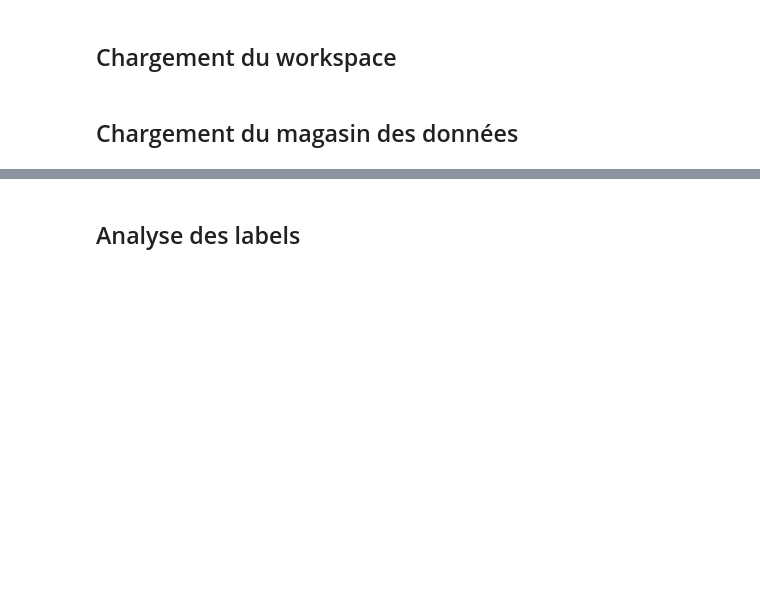
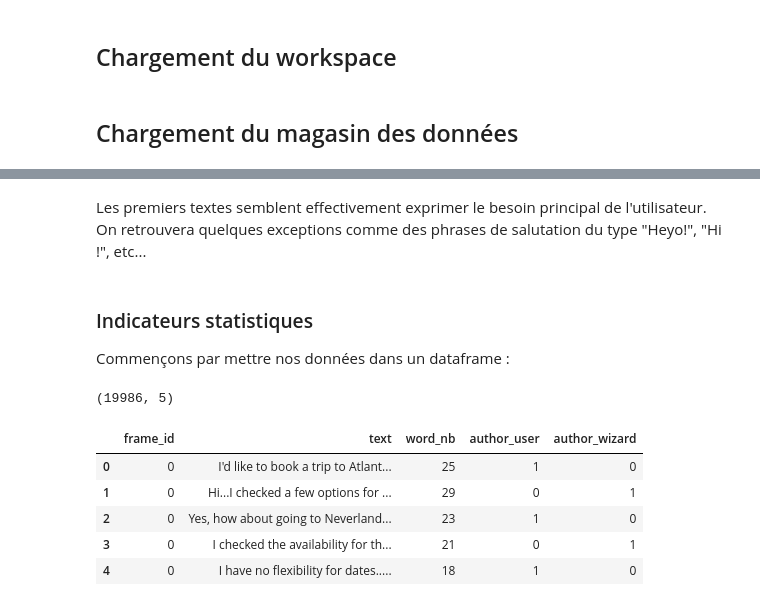
Before and after one commit to Sako74/p10, a Jupyter notebook: P10_01_notebooks/create_luis_model_no_out.ipynb, the cells around one changed output, grey strips where cells are left out. Drawn from its saved outputs; the diff is of its cells as text; code cells hidden in the pictures; blank space fills up the shorter version.

Commit message:
Add comments

```diff
--- a/P10_01_notebooks/create_luis_model_no_out.ipynb
+++ b/P10_01_notebooks/create_luis_model_no_out.ipynb
@@ -53,3 +10,0 @@ tmp[0].resolution
-# %%
-tmp = recognize_datetime("september 12th of the next year", "English")
-tmp[0].resolution
@@ -133,2 +105,5 @@ datastore = ws.get_default_datastore()
+# %%
+with open("../P10_02_luis/params.json") as f:
+    params = json.load(f)
 # %% [markdown]
 # Exploration et analyse des données
@@ -154,4 +176,4 @@ for turn in frames[0]["turns"]:
 # %%
-# On affiche les premières utterances des 10 premiers dialogues
-for i in range(10):
+# On affiche les premières utterances des 100 premiers dialogues
+for i in range(100):
     print(frames[i].get("turns", [])[0].get("text", ""))
@@ -158,2 +198,38 @@ for i in range(10):
-# %% [markdown]
-## Analyse des labels
+# %% [markdown]
+Les premiers textes semblent effectivement exprimer le besoin principal de l'utilisateur. On retrouvera quelques exceptions comme des phrases de salutation du type "Heyo!", "Hi !", etc...
+# %% [markdown]
+### Indicateurs statistiques
+
+Commençons par mettre nos données dans un dataframe :
+# %%
+# On crée les lignes
+rows = []
+for i, frame in enumerate(frames):
+    for turn in frame["turns"]:
+        rows.append({
+            "frame_id": i,
+            "author": turn["author"],
+            "text": turn["text"]
+        })
+
+# On crée le dataframe
+frames_df = pd.DataFrame(rows)
+
+# On ajoute le nombre de mots par texte
+frames_df["word_nb"] = frames_df["text"].apply(lambda x: len(x.split()))
+
+# On convertit la variable catégorique "author" en one hot encoding
+frames_df = pd.get_dummies(frames_df, columns=["author"])
+
+frames_df.shape
+# %% [output]
+(19986, 5)
+# %%
+frames_df.head()
+# %% [output]
+|  | frame_id | text | word_nb | author_user | author_wizard |
+| 0 | 0 | I'd like to book a trip to Atlant... | 25 | 1 | 0 |
+| 1 | 0 | Hi...I checked a few options for ... | 29 | 0 | 1 |
+| 2 | 0 | Yes, how about going to Neverland... | 23 | 1 | 0 |
+| 3 | 0 | I checked the availability for th... | 21 | 0 | 1 |
+| 4 | 0 | I have no flexibility for dates..... | 18 | 1 | 0 |
```
Also changed, not shown: parts of 159 cells of this notebook, 4 other files.
